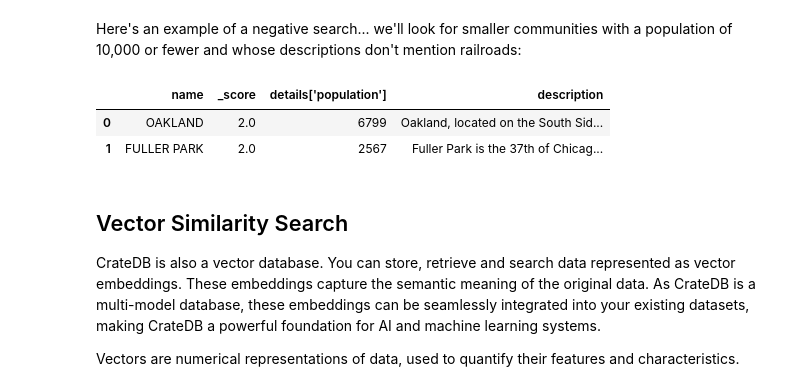
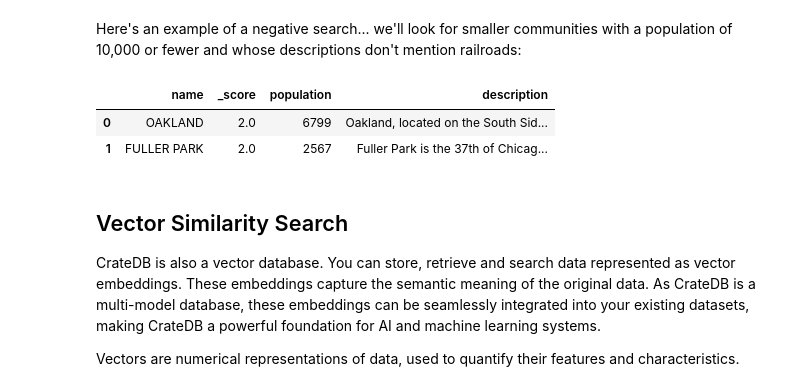
Before and after one commit to crate/academy-fundamentals-course, a Jupyter notebook: notebooks/search/full_text_and_vector_search.ipynb, the cells around one changed output. Drawn from its saved outputs; the diff is of its cells as text; code cells hidden in the pictures.

```diff
--- a/notebooks/search/full_text_and_vector_search.ipynb
+++ b/notebooks/search/full_text_and_vector_search.ipynb
@@ -277,17 +278,17 @@ df
 Here's an example of a negative search... we'll look for smaller communities with a population of 10,000 or fewer and whose descriptions don't mention railroads:
 # %%
 query = """
-SELECT name, _score, details['population'], details['description'] AS description
+SELECT name, _score, details['population'] AS population, details['description'] AS description
 FROM community_areas
 WHERE NOT MATCH(details['description'], 'railroad')
 AND details['population'] <= 10000
 ORDER BY _score DESC;
 """
 
 df = pd.read_sql(query, CONNECTION_STRING)
 df
 # %% [output]
-|  | name | _score | details['population'] | description |
+|  | name | _score | population | description |
 | 0 | OAKLAND | 2.0 | 6799 | Oakland, located on the South Sid... |
 | 1 | FULLER PARK | 2.0 | 2567 | Fuller Park is the 37th of Chicag... |
 # %% [markdown]
```
Also changed, not shown: parts of 7 cells of this notebook.
